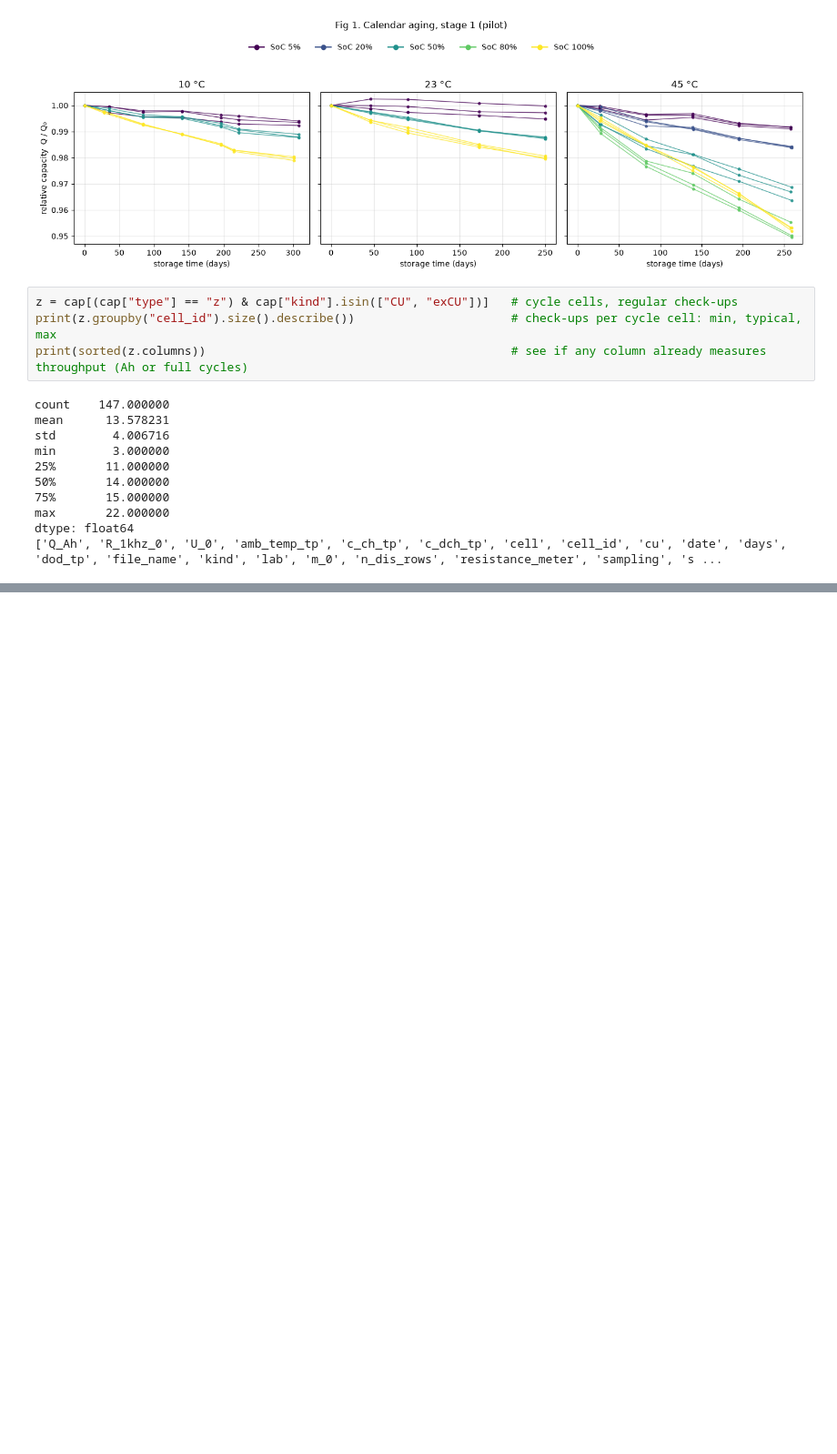
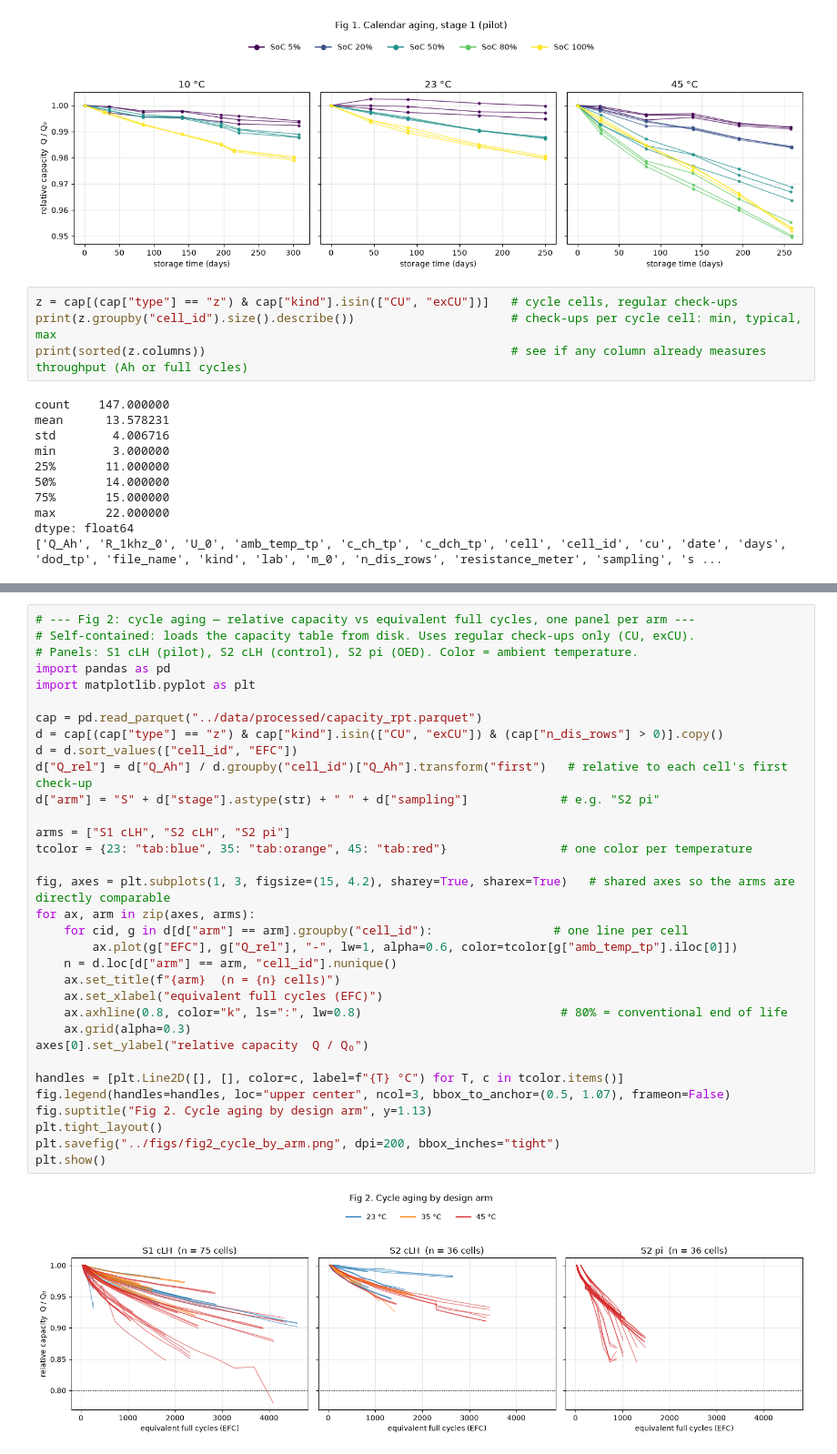
Before and after one commit to vulnicuranium/thesis-oed, a Jupyter notebook: notebooks/03_eda.ipynb, the cells around one changed output, grey strips where cells are left out. Shown at 91% size. Saved outputs shown, nothing was run; the diff lists cells and outputs as text; blank space fills up the shorter version.

Commit message:
Add throughput (EFC) and Figs 2, 2b: cycle aging by arm and C-rate

```diff
--- a/notebooks/03_eda.ipynb
+++ b/notebooks/03_eda.ipynb
@@ -50,0 +137,35 @@ dtype: float64
+# %%
+# --- Fig 2: cycle aging — relative capacity vs equivalent full cycles, one panel per arm ---
+# Self-contained: loads the capacity table from disk. Uses regular check-ups only (CU, exCU).
+# Panels: S1 cLH (pilot), S2 cLH (control), S2 pi (OED). Color = ambient temperature.
+import pandas as pd
+import matplotlib.pyplot as plt
+
+cap = pd.read_parquet("../data/processed/capacity_rpt.parquet")
+d = cap[(cap["type"] == "z") & cap["kind"].isin(["CU", "exCU"]) & (cap["n_dis_rows"] > 0)].copy()
+d = d.sort_values(["cell_id", "EFC"])
+d["Q_rel"] = d["Q_Ah"] / d.groupby("cell_id")["Q_Ah"].transform("first")   # relative to each cell's first check-up
+d["arm"] = "S" + d["stage"].astype(str) + " " + d["sampling"]             # e.g. "S2 pi"
+
+arms = ["S1 cLH", "S2 cLH", "S2 pi"]
+tcolor = {23: "tab:blue", 35: "tab:orange", 45: "tab:red"}                # one color per temperature
+
+fig, axes = plt.subplots(1, 3, figsize=(15, 4.2), sharey=True, sharex=True)   # shared axes so the arms are directly comparable
+for ax, arm in zip(axes, arms):
+    for cid, g in d[d["arm"] == arm].groupby("cell_id"):                 # one line per cell
+        ax.plot(g["EFC"], g["Q_rel"], "-", lw=1, alpha=0.6, color=tcolor[g["amb_temp_tp"].iloc[0]])
+    n = d.loc[d["arm"] == arm, "cell_id"].nunique()
+    ax.set_title(f"{arm}  (n = {n} cells)")
+    ax.set_xlabel("equivalent full cycles (EFC)")
+    ax.axhline(0.8, color="k", ls=":", lw=0.8)                            # 80% = conventional end of life
+    ax.grid(alpha=0.3)
+axes[0].set_ylabel("relative capacity  Q / Q₀")
+
+handles = [plt.Line2D([], [], color=c, label=f"{T} °C") for T, c in tcolor.items()]
+fig.legend(handles=handles, loc="upper center", ncol=3, bbox_to_anchor=(0.5, 1.07), frameon=False)
+fig.suptitle("Fig 2. Cycle aging by design arm", y=1.13)
+plt.tight_layout()
+plt.savefig("../figs/fig2_cycle_by_arm.png", dpi=200, bbox_inches="tight")
+plt.show()
+# %% [output]
+[figure, added]
```
Also changed, not shown: parts of 2 cells of this notebook, 3 other files.
